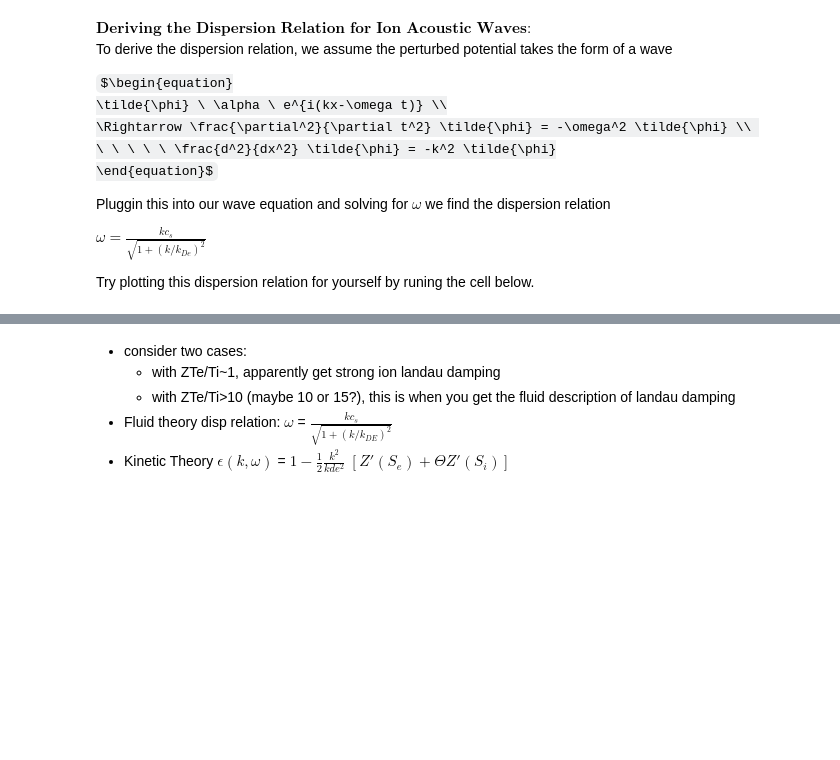
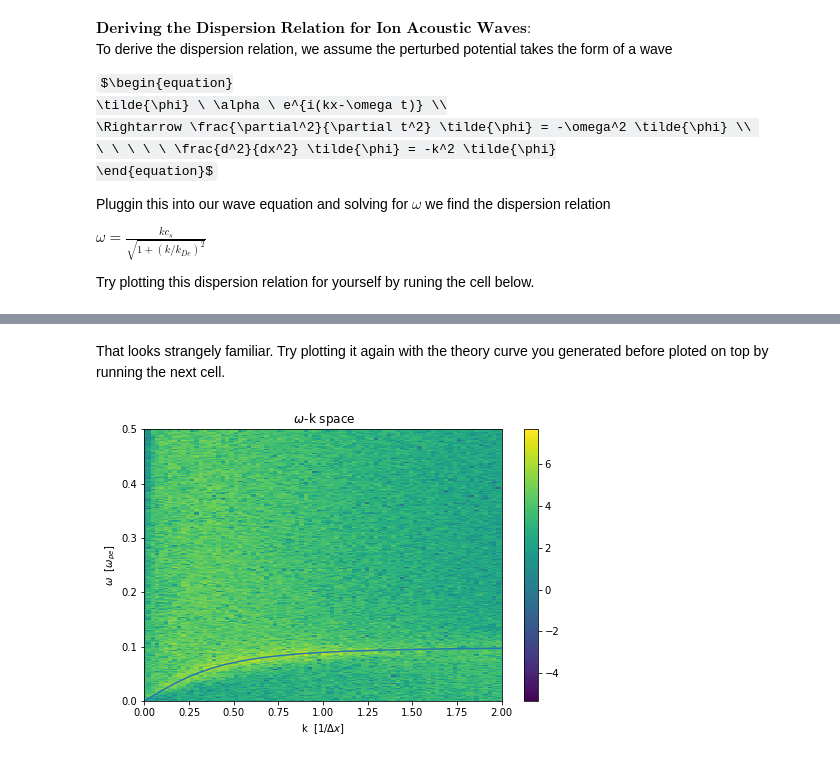
Before and after one commit to UCLA-Plasma-Simulation-Group/JupyterPIC, a Jupyter notebook: dev/iaw-fluid-theory/iaw-fluid-theory.ipynb, the cells around one changed output, grey strips where cells are left out. Cells and saved outputs as stored; diff of their text form; code cells hidden in the pictures; some formulas as TeX source; blank space fills up the shorter version.

```diff
--- a/dev/iaw-fluid-theory/iaw-fluid-theory.ipynb
+++ b/dev/iaw-fluid-theory/iaw-fluid-theory.ipynb
@@ -242,10 +284,6 @@ osiris.run_upic_es(rundir=dirname, inputfile='case1.in')
+# %% [markdown]
+That looks strangely familiar.  Try plotting it again with the theory curve you generated before ploted on top by running the next cell.
 # %%
-osiris.wk_upic_iaw(rundir='rundir', field='Ex', wlim=[0,0.5], klim=[0,2], vtx=2.0, show_theory=True)
+osiris.wk_upic_iaw(rundir='case1', field='Ex', wlim=[0,0.5], klim=[0,2], vtx=2.0, show_theory=True)
+# %% [output]
+[figure, added]
-# %% [markdown]
-* consider two cases:
-    * with ZTe/Ti~1, apparently get strong ion landau damping
-    * with ZTe/Ti>10 (maybe 10 or 15?), this is when you get the fluid description of landau damping
-* Fluid theory disp relation:
-    $\omega$ = $\frac{kc_s}{\sqrt{1+(k/k_{DE})^2}}$
-* Kinetic Theory
-   $\epsilon(k,\omega)$ = $1-\frac{1}{2} \frac{k^2}{kde^2}$ $\left[Z'(S_e) + \Theta Z'(S_i) \right]$
```
Also changed, not shown: parts of 21 cells of this notebook.
